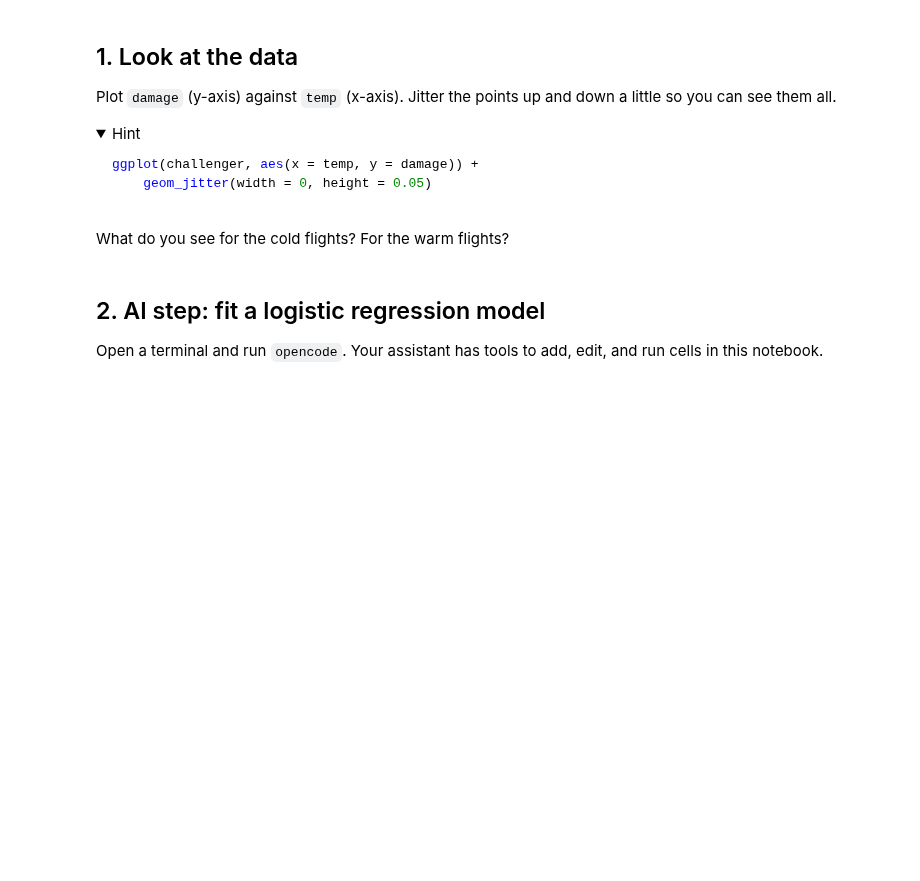
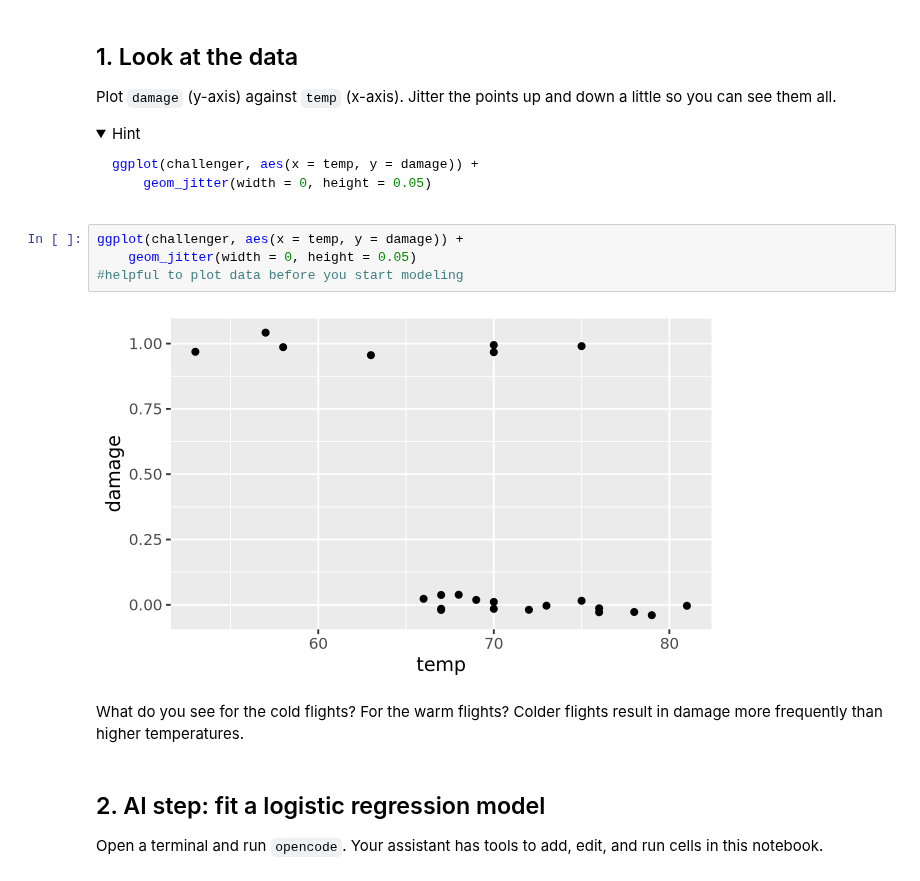
Before and after one commit to eegoettsch/codespace_9.30_512, a Jupyter notebook: exercises/11-challenger-exercise.ipynb, the cells around one changed output. Saved outputs shown, nothing was run; the diff lists cells and outputs as text; folded sections open; blank space fills up the shorter version.

Commit message:
complete exercises/11-challenger-exercise.ipynb

````diff
--- a/exercises/11-challenger-exercise.ipynb
+++ b/exercises/11-challenger-exercise.ipynb
@@ -52,8 +56,14 @@ ggplot(challenger, aes(x = temp, y = damage)) +
 ```
 
 </details>
+# %%
+ggplot(challenger, aes(x = temp, y = damage)) +
+    geom_jitter(width = 0, height = 0.05)
+#helpful to plot data before you start modeling
+# %% [output]
+[figure, added]
 # %% [markdown]
-What do you see for the cold flights? For the warm flights?
+What do you see for the cold flights? For the warm flights? Colder flights result in damage more frequently than higher temperatures.
 # %% [markdown]
 ## 2. AI step: fit a logistic regression model
 
````
Also changed, not shown: parts of 6 cells of this notebook.
